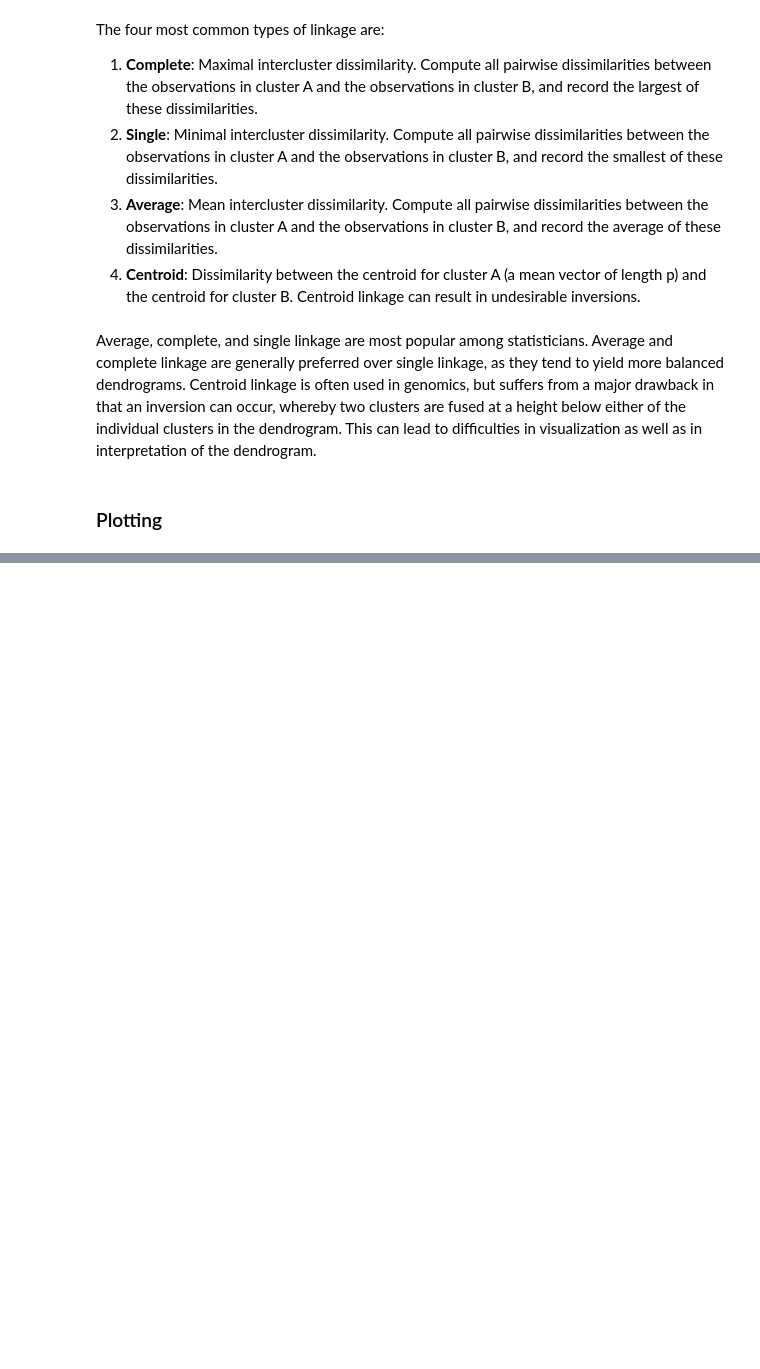
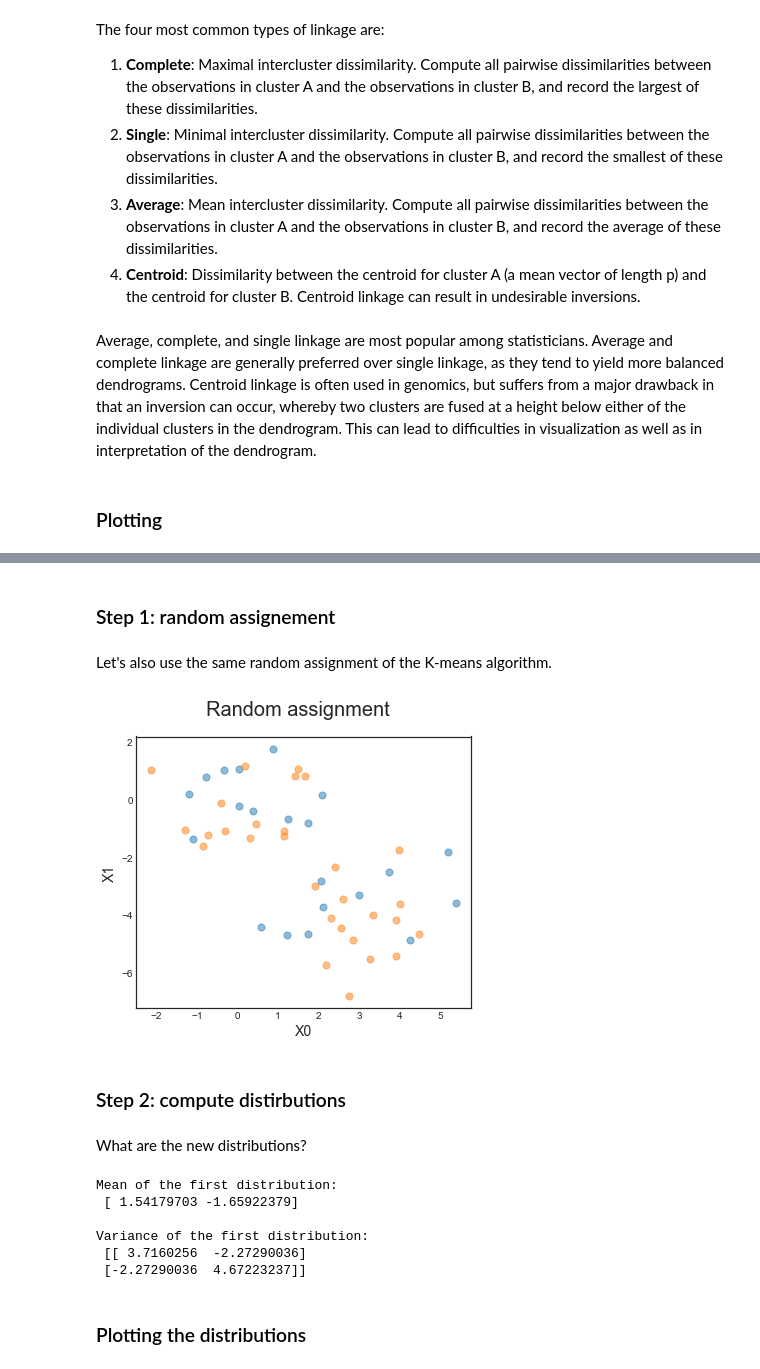
Before and after one commit to matteocourthoud/Machine-Learning-for-Economic-Analysis, a Jupyter notebook: notebooks/10_unsupervised.ipynb, the cells around one changed output, grey strips where cells are left out. Drawn from its saved outputs; the diff is of its cells as text; code cells hidden in the pictures; blank space fills up the shorter version.

```diff
--- a/notebooks/10_unsupervised.ipynb
+++ b/notebooks/10_unsupervised.ipynb
@@ -579,0 +585,12 @@ For this data, complete and average linkage generally separates the observations
+# %% [markdown]
+### Step 1: random assignement
+# %% [markdown]
+Let's also use the same random assignment of the K-means algorithm.
+# %%
+make_new_figure_2(X, clusters0)
+# %% [output]
+[figure, added]
+# %% [markdown]
+### Step 2: compute distirbutions
+# %% [markdown]
+What are the new distributions?
@@ -579,0 +608,14 @@ For this data, complete and average linkage generally separates the observations
+# %%
+# Print
+distr0 = compute_distributions(X, clusters0)
+print("Mean of the first distribution: \n", distr0[0].mean)
+print("\nVariance of the first distribution: \n", distr0[0].cov)
+# %% [output]
+Mean of the first distribution:
+ [ 1.54179703 -1.65922379]
+
+Variance of the first distribution:
+ [[ 3.7160256  -2.27290036]
+ [-2.27290036  4.67223237]]
+# %% [markdown]
+### Plotting the distributions
```
Also changed, not shown: parts of 93 cells of this notebook, 33 other files.
